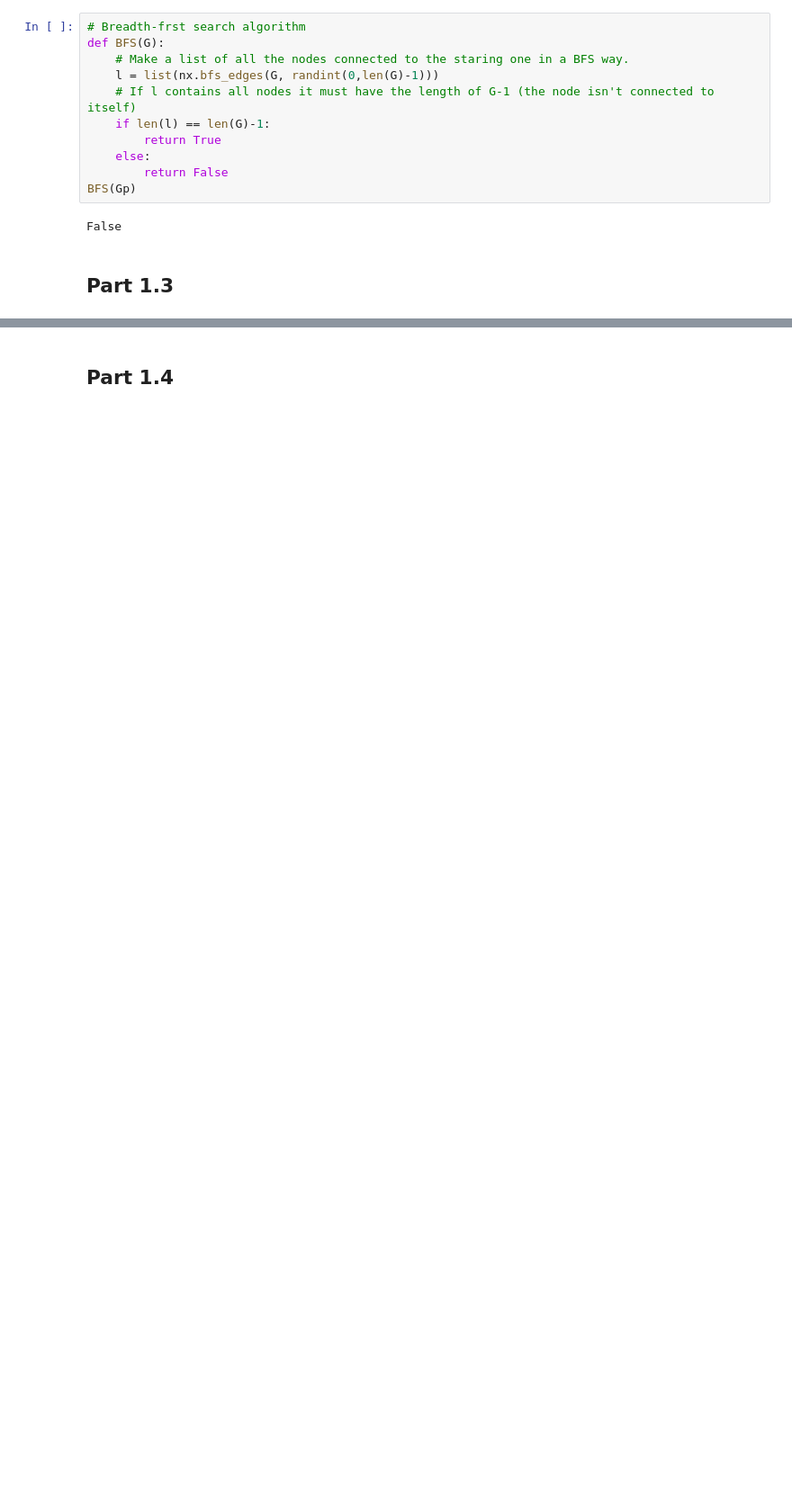
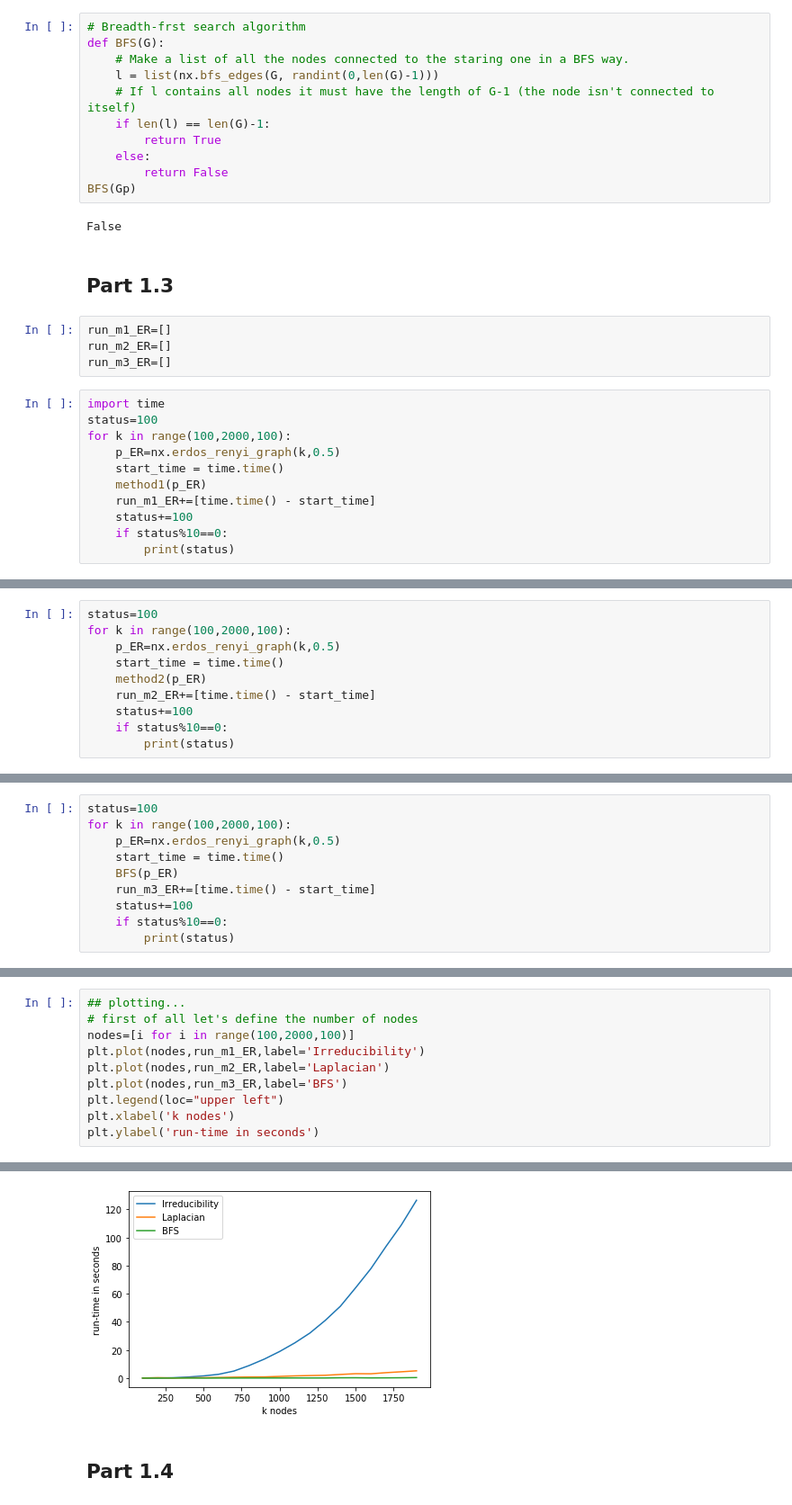
Before and after one commit to EmaGugli/NBD, a Jupyter notebook: NBD Homework.ipynb, the cells around one changed output, grey strips where cells are left out. Shown at 90% size. Drawn from its saved outputs; the diff is of its cells as text; blank space fills up the shorter version.

```diff
--- a/NBD Homework.ipynb
+++ b/NBD Homework.ipynb
@@ -60,3 +69,18 @@ BFS(Gp)
 False
 # %% [markdown]
 ## Part 1.3
+# %%
+run_m1_ER=[]
+run_m2_ER=[]
+run_m3_ER=[]
+# %%
+import time
+status=100
+for k in range(100,2000,100):
+    p_ER=nx.erdos_renyi_graph(k,0.5)
+    start_time = time.time()
+    method1(p_ER)
+    run_m1_ER+=[time.time() - start_time]
+    status+=100
+    if status%10==0:
+        print(status)
@@ -62,0 +107,10 @@ False
+# %%
+status=100
+for k in range(100,2000,100):
+    p_ER=nx.erdos_renyi_graph(k,0.5)
+    start_time = time.time()
+    method2(p_ER)
+    run_m2_ER+=[time.time() - start_time]
+    status+=100
+    if status%10==0:
+        print(status)
@@ -62,0 +137,10 @@ False
+# %%
+status=100
+for k in range(100,2000,100):
+    p_ER=nx.erdos_renyi_graph(k,0.5)
+    start_time = time.time()
+    BFS(p_ER)
+    run_m3_ER+=[time.time() - start_time]
+    status+=100
+    if status%10==0:
+        print(status)
@@ -62,0 +171,11 @@ False
+# %%
+## plotting...
+# first of all let's define the number of nodes
+nodes=[i for i in range(100,2000,100)]
+plt.plot(nodes,run_m1_ER,label='Irreducibility')
+plt.plot(nodes,run_m2_ER,label='Laplacian')
+plt.plot(nodes,run_m3_ER,label='BFS')
+plt.legend(loc="upper left")
+plt.xlabel('k nodes')
+plt.ylabel('run-time in seconds')
+# %% [output]
@@ -63,2 +183,3 @@ False
+[figure, added]
 # %% [markdown]
 ## Part 1.4
```
Also changed, not shown: parts of 10 cells of this notebook.
